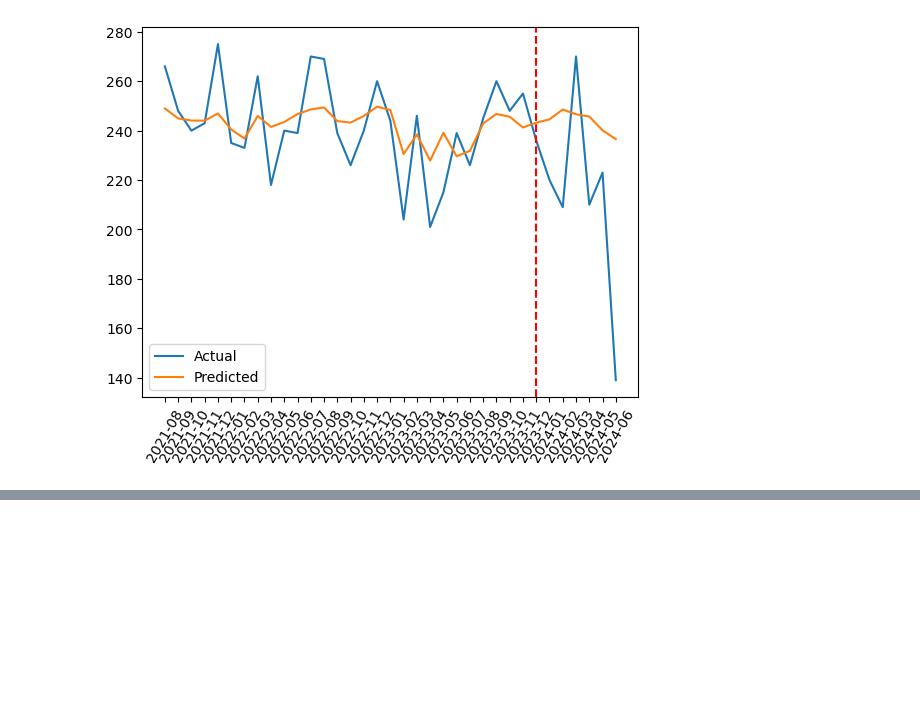
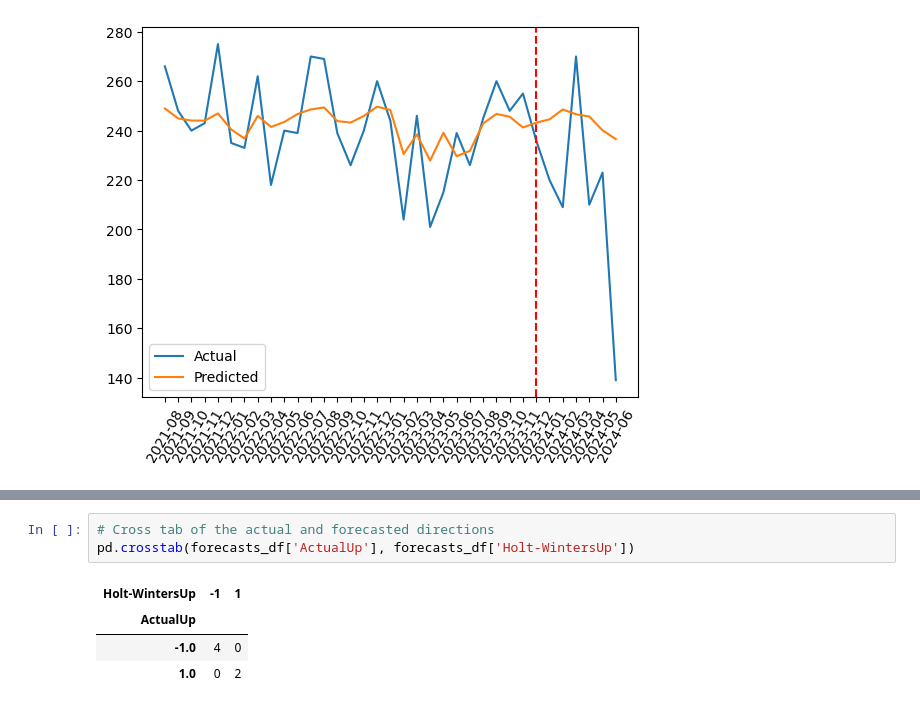
Before and after one commit to menonpg/CMU_PGSS_2024, a Jupyter notebook: L7-7192024/VisualizeTimeSeries.ipynb, the cells around one changed output, grey strips where cells are left out. Drawn from its saved outputs; the diff is of its cells as text; blank space fills up the shorter version.

```diff
--- a/L7-7192024/VisualizeTimeSeries.ipynb
+++ b/L7-7192024/VisualizeTimeSeries.ipynb
@@ -146,0 +287,8 @@ X does not have valid feature names, but RandomForestRegressor was fitted with f
+# %%
+# Cross tab of the actual and forecasted directions
+pd.crosstab(forecasts_df['ActualUp'], forecasts_df['Holt-WintersUp'])
+# %% [output]
+| Holt-WintersUp | -1 | 1 |
+| ActualUp |  |  |
+| -1.0 | 4 | 0 |
+| 1.0 | 0 | 2 |
```
Also changed, not shown: parts of 6 cells of this notebook, 2 other files.
